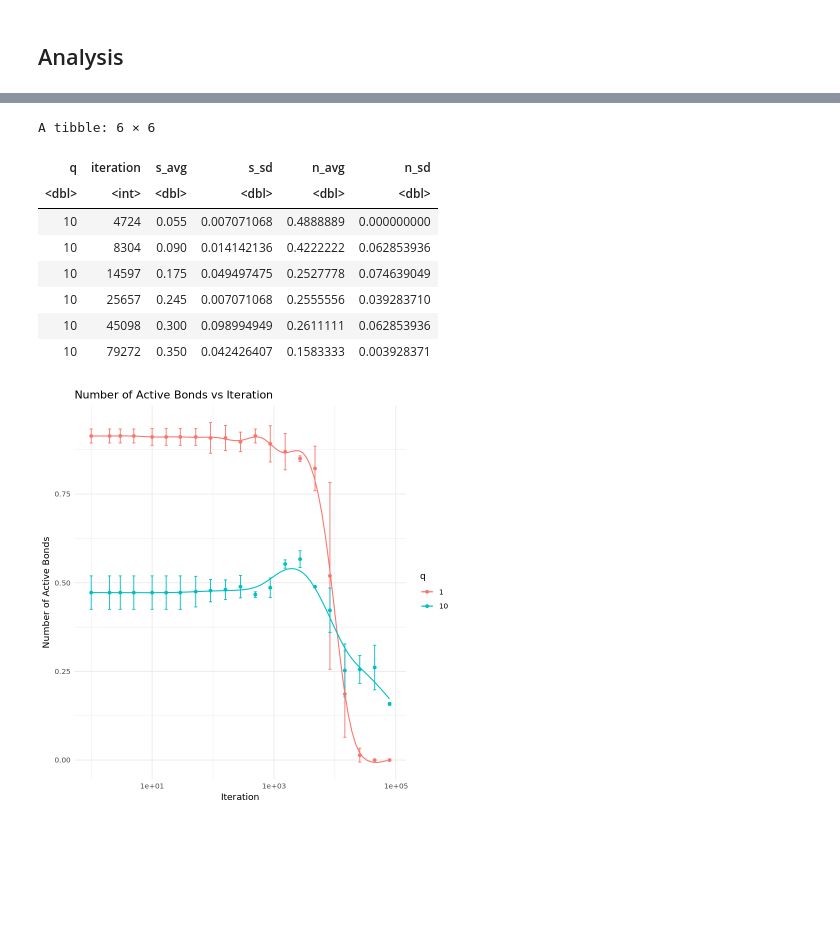
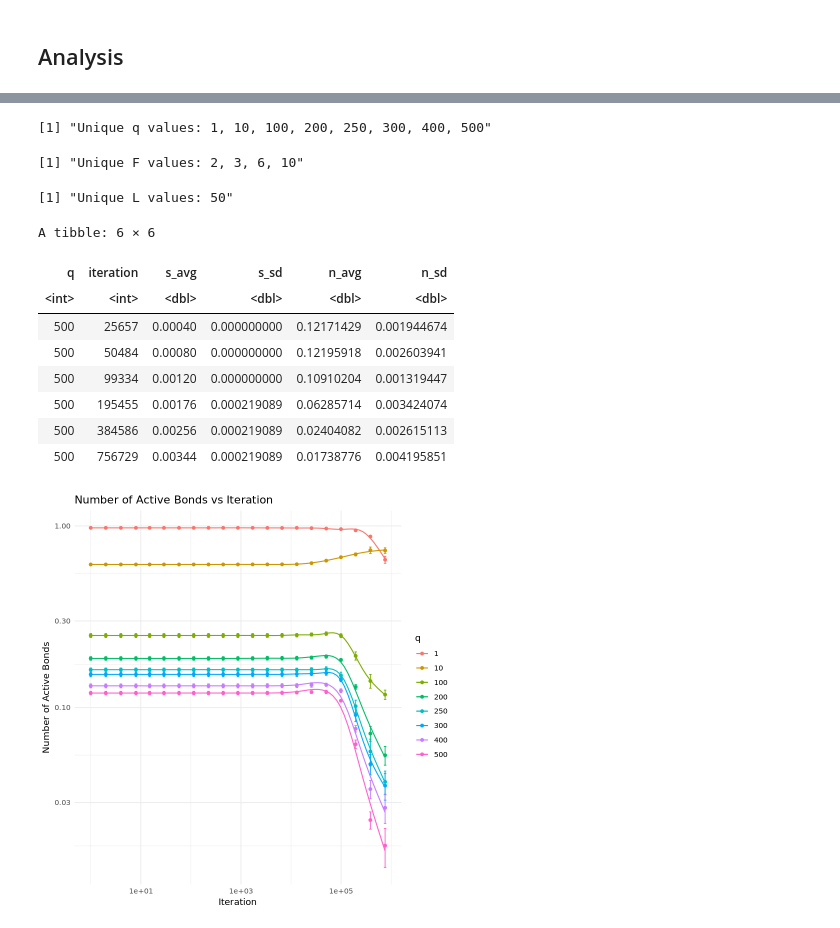
Before and after one commit to paololapo/ComplexNetworks_projects, a Jupyter notebook: code/task_30/social_influence.ipynb, the cells around one changed output, grey strips where cells are left out. Drawn from its saved outputs; the diff is of its cells as text; code cells hidden in the pictures; blank space fills up the shorter version.

```diff
--- a/code/task_30/social_influence.ipynb
+++ b/code/task_30/social_influence.ipynb
@@ -140,7 +123,7 @@ g <- make_lattice(length = L, dim = d)
 # %%
 # Hyperparameters
 F <- 10 # Number of features
-q <- 10 # Disorder parameter
+q <- 50 # Disorder parameter
 mode <- "pois"
 
 g <- initialize_features(g, F, q, mode)
@@ -162,11 +145,25 @@ plot(g,
 )
 # %% [output]
 [figure]
-# %%
-## Dynamics ##
-for(i in 1:10000) {
-  g <- single_step(g)
-}
+# %%
+## Dynamics ##
+
+# Initialize the progress bar
+total_steps <- 1e5
+pb <- txtProgressBar(min = 1, max = total_steps, style = 3)
+
+# Loop with progress bar
+for (i in 1:total_steps) {
+  g <- single_step(g)
+
+  # Update the progress bar
+  setTxtProgressBar(pb, i)
+
+
+}
+
+# Close the progress bar
+close(pb)
 # %%
 E(g)$similarity <- edge_similarities(g)
 
@@ -395,10 +494,18 @@ write.csv(res, "res.csv", row.names = FALSE)
 # %%
 # Load res from csv
 res <- read.csv("res.csv")
+# %%
+sprintf("Unique q values: %s", paste(unique(res$q), collapse = ", "))
+sprintf("Unique F values: %s", paste(unique(res$F), collapse = ", "))
+sprintf("Unique L values: %s", paste(unique(res$L), collapse = ", "))
+# %% [output]
+[1] "Unique q values: 1, 10, 100, 200, 250, 300, 400, 500"
+[1] "Unique F values: 2, 3, 6, 10"
+[1] "Unique L values: 50"
 # %%
 # Filter the results and summarize the Monte Carlo simulations
 df <- res |>
-  filter (L == 10, F == 7) |>
+  filter (L == 50, F == 10) |>
   group_by(q, iteration) |>
   summarize(
     s_avg=mean(s_max_den), s_sd=sd(s_max_den),
@@ -410,29 +517,30 @@ tail(df)
 # %% [output]
 A tibble: 6 × 6
 | q | iteration | s_avg | s_sd | n_avg | n_sd |
-| <dbl> | <int> | <dbl> | <dbl> | <dbl> | <dbl> |
-| 10 | 4724 | 0.055 | 0.007071068 | 0.4888889 | 0.000000000 |
-| 10 | 8304 | 0.090 | 0.014142136 | 0.4222222 | 0.062853936 |
-| 10 | 14597 | 0.175 | 0.049497475 | 0.2527778 | 0.074639049 |
-| 10 | 25657 | 0.245 | 0.007071068 | 0.2555556 | 0.039283710 |
-| 10 | 45098 | 0.300 | 0.098994949 | 0.2611111 | 0.062853936 |
-| 10 | 79272 | 0.350 | 0.042426407 | 0.1583333 | 0.003928371 |
+| <int> | <int> | <dbl> | <dbl> | <dbl> | <dbl> |
+| 500 | 25657 | 0.00040 | 0.000000000 | 0.12171429 | 0.001944674 |
+| 500 | 50484 | 0.00080 | 0.000000000 | 0.12195918 | 0.002603941 |
+| 500 | 99334 | 0.00120 | 0.000000000 | 0.10910204 | 0.001319447 |
+| 500 | 195455 | 0.00176 | 0.000219089 | 0.06285714 | 0.003424074 |
+| 500 | 384586 | 0.00256 | 0.000219089 | 0.02404082 | 0.002615113 |
+| 500 | 756729 | 0.00344 | 0.000219089 | 0.01738776 | 0.004195851 |
 # %%
 # Plot number of active bonds vs iteration per each q
 ggplot(df, aes(x = iteration, y = n_avg, color = factor(q))) +
   geom_point() +  # Line plot for the mean values
   geom_errorbar(aes(ymin = n_avg - n_sd, ymax = n_avg + n_sd), width = 0.05) +  # Error bars
   geom_smooth(method = "gam", formula = y ~ s(x, bs = "cs", k=15), se = FALSE, linewidth = 0.6) + # Smooth line
   scale_x_log10() +  # Log scale for x-axis
+  scale_y_log10() +  # Log scale for y-axis
   labs(
     title = "Number of Active Bonds vs Iteration",
     x = "Iteration",
     y = "Number of Active Bonds",
     color = "q"
   ) +
   theme_minimal()
 # %% [output]
-[figure, old version]
+[figure, new version]
 # %%
 # Plot number of s_max vs iteration per each q
 ggplot(df, aes(x = iteration, y = s_avg, color = factor(q))) +
```
Also changed, not shown: parts of 11 cells of this notebook, 2 other files.
